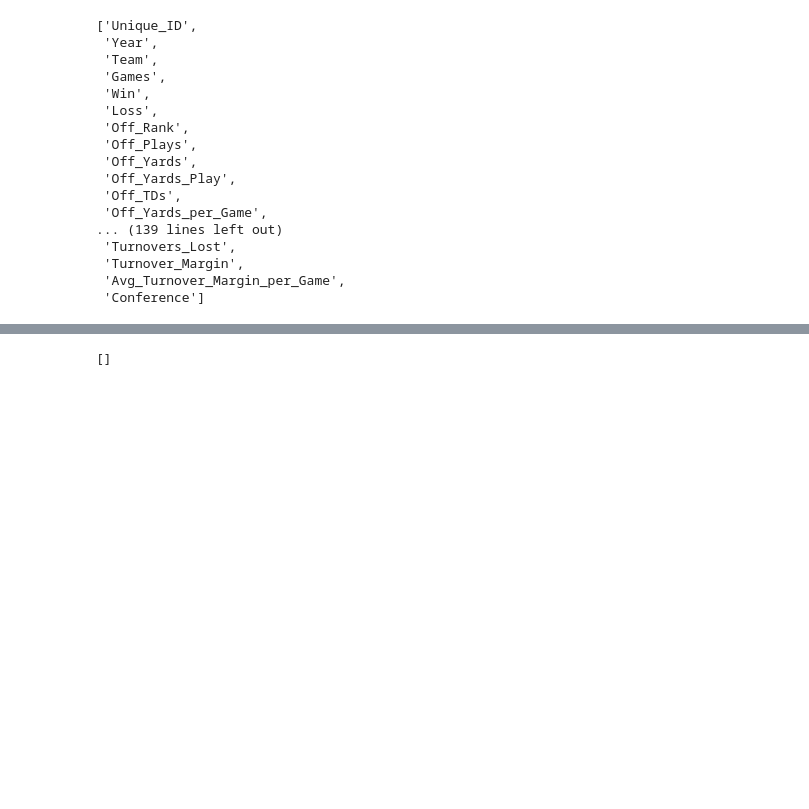
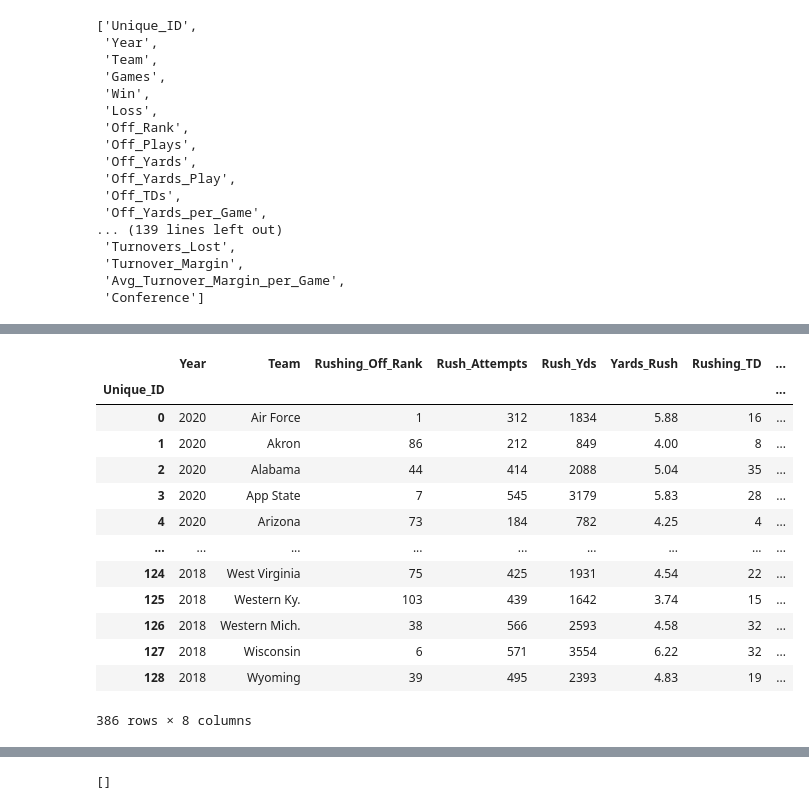
Before and after one commit to jacobhash570/college_football, a Jupyter notebook: data_etl.ipynb, the cells around one changed output, grey strips where cells are left out. Cells and saved outputs as stored; diff of their text form; code cells hidden in the pictures; blank space fills up the shorter version.

```diff
--- a/data_etl.ipynb
+++ b/data_etl.ipynb
@@ -727,0 +627,25 @@ turnovers
+# %%
+offense_rushing = final_df[['Year','Team','Unique_ID',
+ 'Rushing_Off_Rank',
+ 'Rush_Attempts',
+ 'Rush_Yds',
+ 'Yards_Rush',
+ 'Rushing_TD',
+ 'Rushing_Yards_per_Game']]
+offense_rushing.set_index("Unique_ID", inplace=True)
+offense_rushing
+# %% [output]
+|  | Year | Team | Rushing_Off_Rank | Rush_Attempts | Rush_Yds | Yards_Rush | Rushing_TD | ... |
+| Unique_ID |  |  |  |  |  |  |  | ... |
+| 0 | 2020 | Air Force | 1 | 312 | 1834 | 5.88 | 16 | ... |
+| 1 | 2020 | Akron | 86 | 212 | 849 | 4.00 | 8 | ... |
+| 2 | 2020 | Alabama | 44 | 414 | 2088 | 5.04 | 35 | ... |
+| 3 | 2020 | App State | 7 | 545 | 3179 | 5.83 | 28 | ... |
+| 4 | 2020 | Arizona | 73 | 184 | 782 | 4.25 | 4 | ... |
+| ... | ... | ... | ... | ... | ... | ... | ... | ... |
+| 124 | 2018 | West Virginia | 75 | 425 | 1931 | 4.54 | 22 | ... |
+| 125 | 2018 | Western Ky. | 103 | 439 | 1642 | 3.74 | 15 | ... |
+| 126 | 2018 | Western Mich. | 38 | 566 | 2593 | 4.58 | 32 | ... |
+| 127 | 2018 | Wisconsin | 6 | 571 | 3554 | 6.22 | 32 | ... |
+| 128 | 2018 | Wyoming | 39 | 495 | 2393 | 4.83 | 19 | ... |
+386 rows × 8 columns
```
Also changed, not shown: parts of 41 cells of this notebook.
